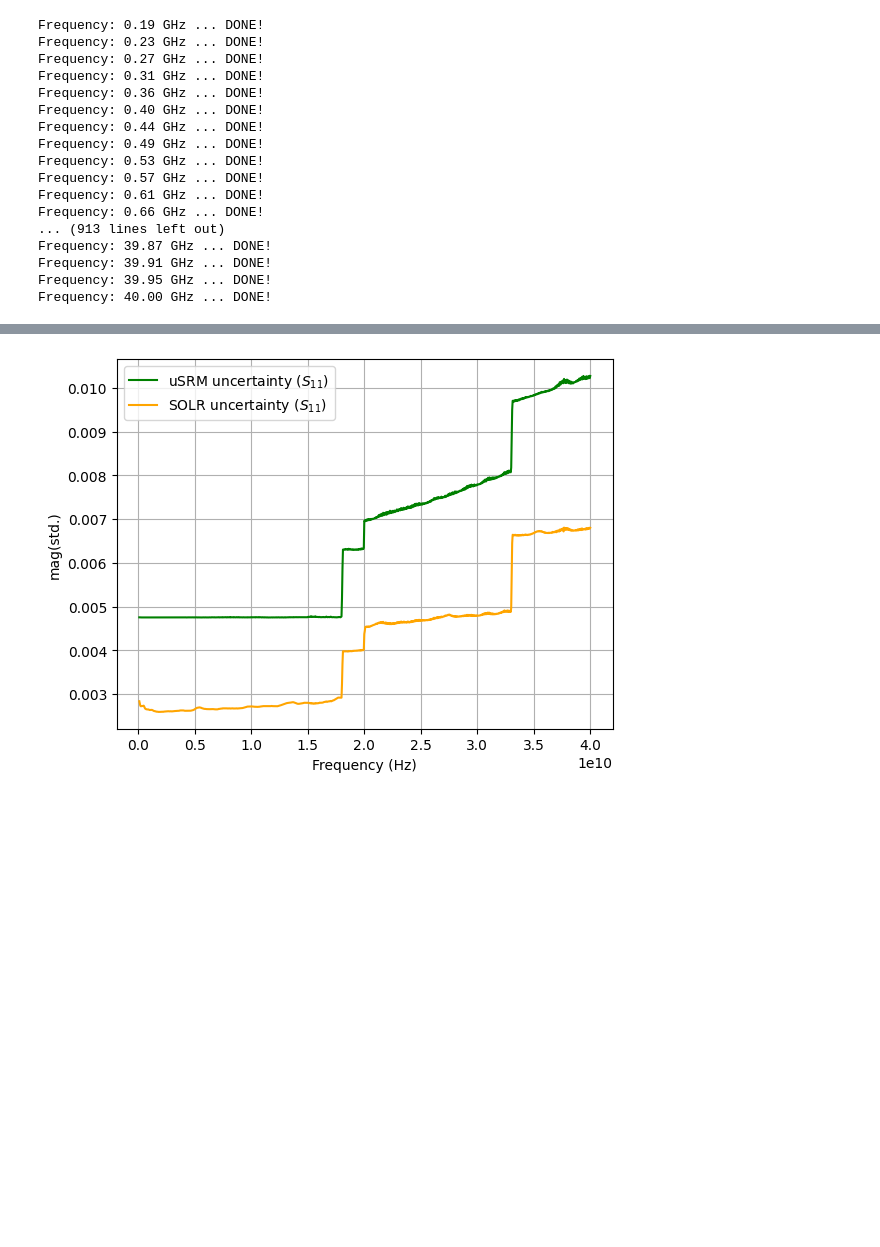
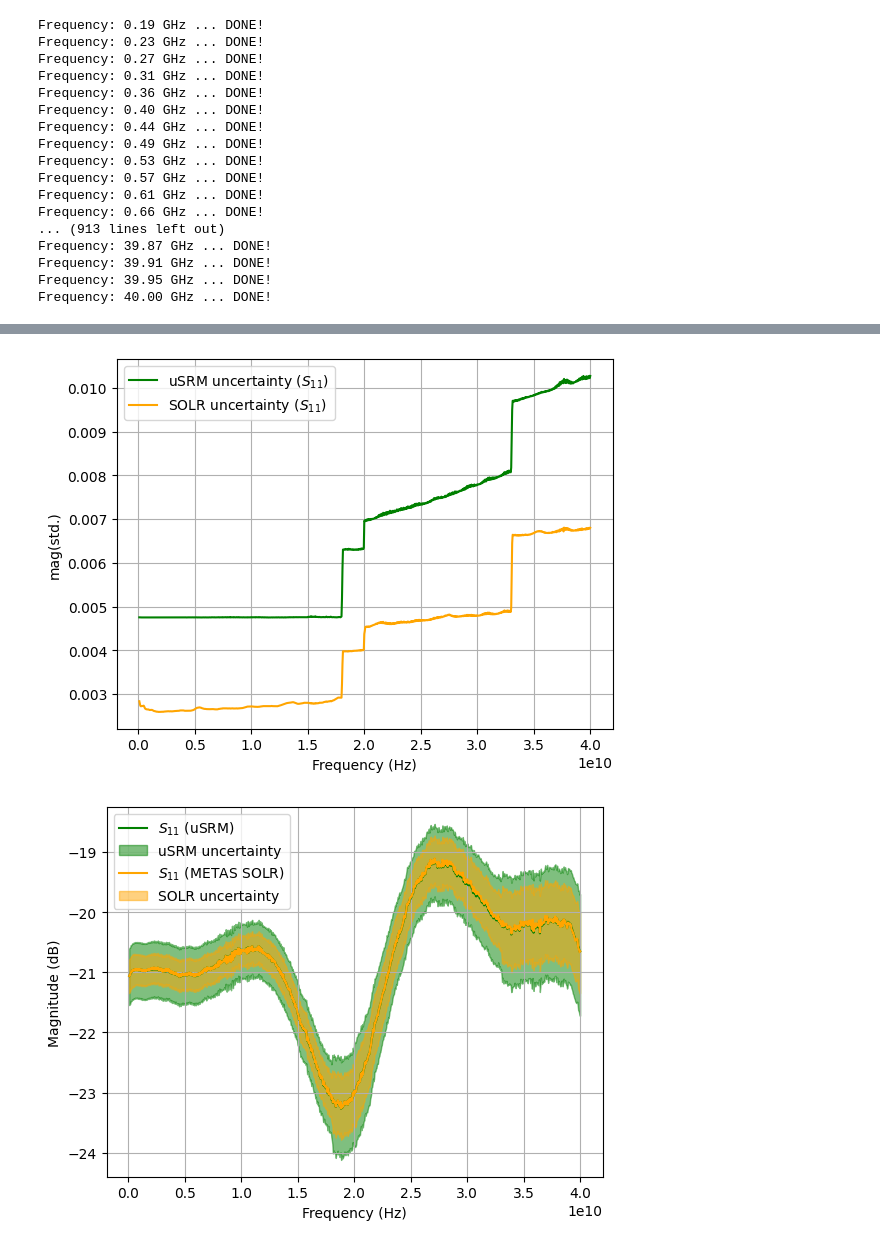
Before and after one commit to leb99-tug/SRM-linear-uncertainty-propagation, a Jupyter notebook: Example_Koax.ipynb, the cells around one changed output, grey strips where cells are left out. Saved outputs shown, nothing was run; the diff lists cells and outputs as text; code cells hidden in the pictures; blank space fills up the shorter version.

```diff
--- a/Example_Koax.ipynb
+++ b/Example_Koax.ipynb
@@ -288,7 +288,7 @@ open_est = 1*np.ones(len(freq))
 unc_network_open_p1 = np.zeros((len(freq),2,2),dtype=complex)
 
 for i in range(len(freq)):
-    g   = inv_propagate_one_port([D[i], C[i], R[i]],munc.ucomplex(open_est[i]),a[i], port="A")
+    g   = inv_propagate_one_port([D[i], R[i]],munc.ucomplex(open_est[i]),a[i], port="A")
     g_tot = forward_one_port([N_L[i]], g, port="A")
     unc_network_open_p1[i] = cov_of_scalar(g_tot)
 # %%
@@ -298,7 +298,7 @@ match_est = rf.Network('Reference_Standards/Match_F.s1p')['0-40GHz'].s[:,0,0]
 unc_network_match_p1 = np.zeros((len(freq),2,2),dtype=complex)
 
 for i in range(len(freq)):
-    g   = inv_propagate_one_port([D[i], C[i], R[i]],munc.ucomplex(match_est[i]),a[i], port="A")
+    g   = inv_propagate_one_port([D[i], R[i]],munc.ucomplex(match_est[i]),a[i], port="A")
     g_tot = forward_one_port([N_L[i]], g, port="A")
     unc_network_match_p1[i] = cov_of_scalar(g_tot)
 # %%
@@ -331,6 +331,16 @@ for i in range(len(freq)):
     m = inv_propagate_all_contributors([Da, Ca, Ra], [Rb, Cb, Db],a[i], b[i], k[i],mid_S=atten.s[i])
     m_tot = forward_two_port([N_L[i]],[N_L[i]],m)
     unc_dut[i] = cov_of_2x2(m_tot)
+# %%
+# Mismatch, P1
+
+mismatch_est = rf.Network('Reference_Standards/Mismatch_P1.s1p')['0-40GHz'].s[:,0,0]
+unc_mismatch_p1 = np.zeros((len(freq),2,2),dtype=complex)
+
+for i in range(len(freq)):
+    g   = inv_propagate_one_port([D[i], R[i]],munc.ucomplex(mismatch_est[i]),a[i], port="A")
+    g_tot = forward_one_port([N_L[i]], g, port="A")
+    unc_mismatch_p1[i] = cov_of_scalar(g_tot)
 # %% [markdown]
 $\textbf{Perform SRM with Uncertainties}$
 # %%
@@ -377,11 +387,14 @@ Frequency: 40.00 GHz ... DONE!
 # Independent reference values for the attenuator (from a METAS SOLR calibration/de-embedding
 # report), used below to compare against the uSRM result.
 ref_solr = extract_table("Attenuator.tex")
+ref_mismatch = extract_table("Mismatch_P1.tex")
 # %%
 
 # Apply the uncertain calibration to the attenuator DUT, then plot S21/S11 magnitude (dB) with
 # +/-1 sigma uncertainty bands against the independent METAS SOLR reference.
 DUT1,unc = calSRM.u_apply_cal_unc(attenuator,unc_dut)
+
+DUT2,unc_2 = calSRM.u_apply_cal_unc(mismatch_p1,unc_mismatch_p1)
 
 plt.figure()
 #plt.title('Attenuator')
@@ -404,30 +417,45 @@ plt.fill_between(freq.f, (20*np.log10(np.abs(ref_solr[:, 1]+1j*ref_solr[:, 3])-(
 plt.grid()
 plt.xlabel("Frequency (Hz)")
 plt.ylabel("Magnitude (dB)")
 plt.legend()
 plt.savefig("Att_S11.svg")
 
 plt.figure()
 #plt.title('Attenuator')
 plt.plot(freq.f, (np.abs(unc[:,1,0])), color='green', label='uSRM uncertainty ($S_{21}$)')
 plt.plot(freq.f, (np.abs(ref_solr[:, 6]+1j*ref_solr[:, 8])), color='orange',  label='SOLR uncertainty ($S_{21}$)')
 plt.xlabel("Frequency (Hz)")
 plt.ylabel("mag(std.)")
 plt.legend()
 plt.savefig("unc_Att_S21.svg")
 plt.grid()
 plt.figure()
 #plt.title('Attenuator')
 plt.plot(freq.f, (np.abs(unc[:,0,0])), color='green', label='uSRM uncertainty ($S_{11}$)')
 plt.plot(freq.f, (np.abs(ref_solr[:, 2]+1j*ref_solr[:, 4])), color='orange',  label='SOLR uncertainty ($S_{11}$)')
 plt.xlabel("Frequency (Hz)")
 plt.ylabel("mag(std.)")
 plt.legend()
 plt.savefig("unc_Att_S11.svg")
 plt.grid()
+
+plt.figure()
+#plt.title('Attenuator')
+plt.plot(freq.f, 20*np.log10(np.abs(DUT2.to_dataframe('s')['s 11'])),label='$S_{11}$ (uSRM)',color='green')
+plt.fill_between(freq.f, (20*np.log10(np.abs(DUT2.to_dataframe('s')['s 11'])-(np.abs(unc_2[:])))), (20*np.log10(np.abs(DUT2.to_dataframe('s')['s 11'])+(np.abs(unc_2[:])))), color='green', alpha=0.5, label='uSRM uncertainty')
+plt.plot(freq.f, 20*np.log10(np.abs(ref_mismatch[:, 1]+1j*ref_mismatch[:, 3])),label='$S_{11}$ (METAS SOLR)',color='orange')
+plt.fill_between(freq.f, (20*np.log10(np.abs(ref_mismatch[:, 1]+1j*ref_mismatch[:, 3])-(np.abs(ref_mismatch[:, 2]+1j*ref_mismatch[:, 4])))), (20*np.log10(np.abs(ref_mismatch[:, 1]+1j*ref_mismatch[:, 3])+(np.abs(ref_mismatch[:, 2]+1j*ref_mismatch[:, 4])))), color='orange', alpha=0.5, label='SOLR uncertainty')
+plt.grid()
+plt.xlabel("Frequency (Hz)")
+plt.ylabel("Magnitude (dB)")
+plt.legend()
+plt.savefig("MM_S11.svg")
+
+
 plt.show()
 # %% [output]
 [figure]
 [figure]
 [figure]
 [figure]
+[figure, added]
```
Also changed, not shown: parts of 5 cells of this notebook, 11 other files.
